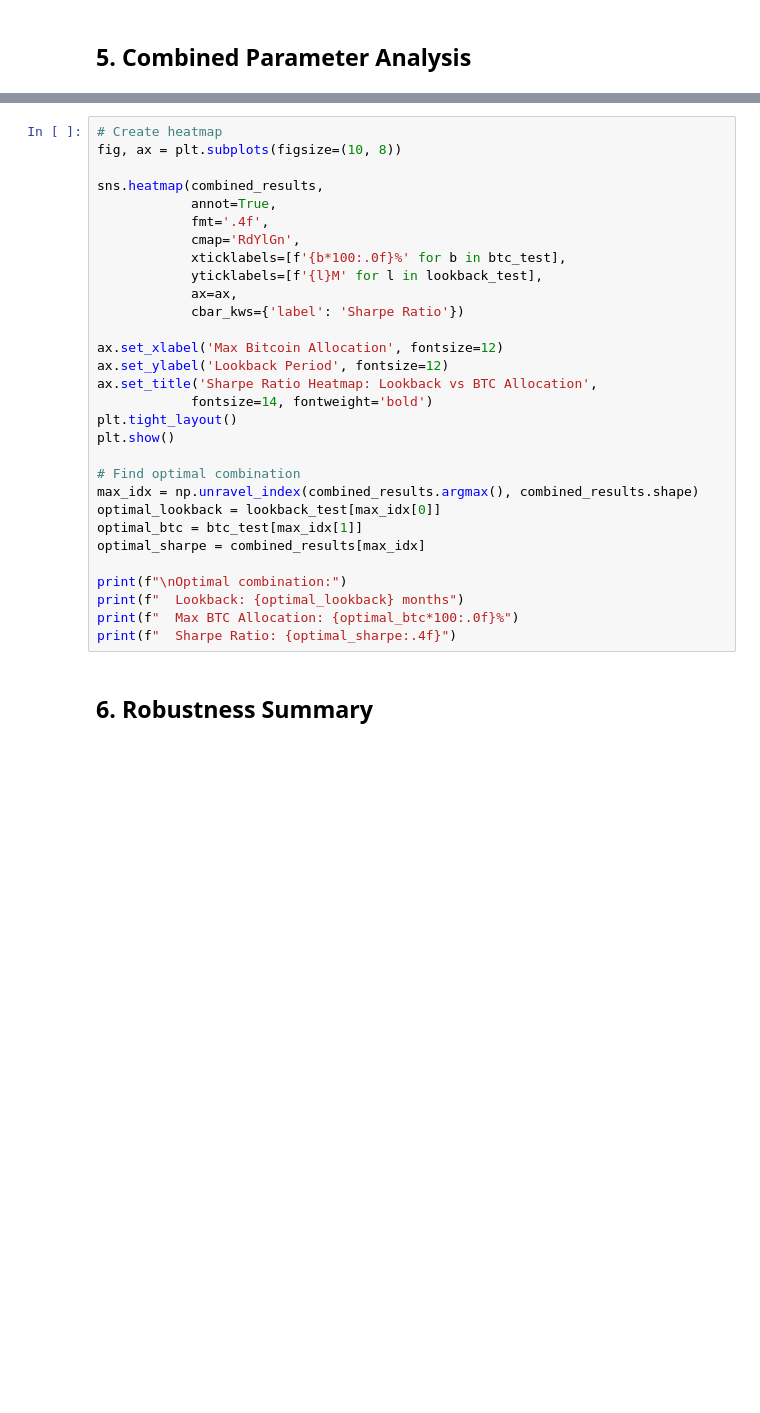
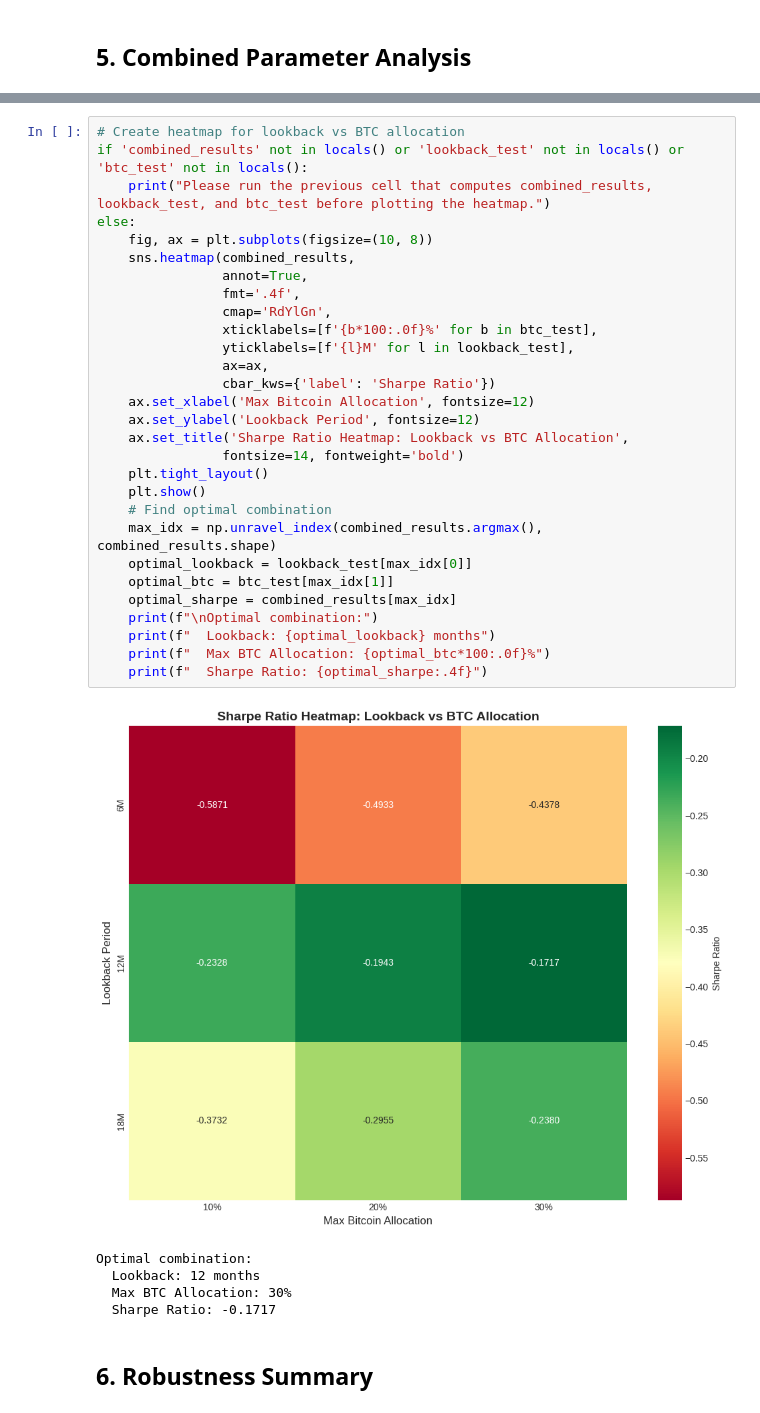
Before and after one commit to FranklineMisango/Algorithmic_Trading_and_HFT_Research, a Jupyter notebook: Algorithmic_Strategies/AI_Enhanced_6040_Portfolio/04_sensitivity_analysis.ipynb, the cells around one changed output, grey strips where cells are left out. Drawn from its saved outputs; the diff is of its cells as text; blank space fills up the shorter version.

```diff
--- a/Algorithmic_Strategies/AI_Enhanced_6040_Portfolio/04_sensitivity_analysis.ipynb
+++ b/Algorithmic_Strategies/AI_Enhanced_6040_Portfolio/04_sensitivity_analysis.ipynb
@@ -331,33 +438,38 @@ print("Max depth analysis complete!")
 # %%
-# Create heatmap
-fig, ax = plt.subplots(figsize=(10, 8))
-
-sns.heatmap(combined_results,
-            annot=True,
-            fmt='.4f',
-            cmap='RdYlGn',
-            xticklabels=[f'{b*100:.0f}%' for b in btc_test],
-            yticklabels=[f'{l}M' for l in lookback_test],
-            ax=ax,
-            cbar_kws={'label': 'Sharpe Ratio'})
-
-ax.set_xlabel('Max Bitcoin Allocation', fontsize=12)
-ax.set_ylabel('Lookback Period', fontsize=12)
-ax.set_title('Sharpe Ratio Heatmap: Lookback vs BTC Allocation',
-            fontsize=14, fontweight='bold')
-plt.tight_layout()
-plt.show()
-
-# Find optimal combination
-max_idx = np.unravel_index(combined_results.argmax(), combined_results.shape)
-optimal_lookback = lookback_test[max_idx[0]]
-optimal_btc = btc_test[max_idx[1]]
-optimal_sharpe = combined_results[max_idx]
-
-print(f"\nOptimal combination:")
-print(f"  Lookback: {optimal_lookback} months")
-print(f"  Max BTC Allocation: {optimal_btc*100:.0f}%")
-print(f"  Sharpe Ratio: {optimal_sharpe:.4f}")
+# Create heatmap for lookback vs BTC allocation
+if 'combined_results' not in locals() or 'lookback_test' not in locals() or 'btc_test' not in locals():
+    print("Please run the previous cell that computes combined_results, lookback_test, and btc_test before plotting the heatmap.")
+else:
+    fig, ax = plt.subplots(figsize=(10, 8))
+    sns.heatmap(combined_results,
+                annot=True,
+                fmt='.4f',
+                cmap='RdYlGn',
+                xticklabels=[f'{b*100:.0f}%' for b in btc_test],
+                yticklabels=[f'{l}M' for l in lookback_test],
+                ax=ax,
+                cbar_kws={'label': 'Sharpe Ratio'})
+    ax.set_xlabel('Max Bitcoin Allocation', fontsize=12)
+    ax.set_ylabel('Lookback Period', fontsize=12)
+    ax.set_title('Sharpe Ratio Heatmap: Lookback vs BTC Allocation',
+                fontsize=14, fontweight='bold')
+    plt.tight_layout()
+    plt.show()
+    # Find optimal combination
+    max_idx = np.unravel_index(combined_results.argmax(), combined_results.shape)
+    optimal_lookback = lookback_test[max_idx[0]]
+    optimal_btc = btc_test[max_idx[1]]
+    optimal_sharpe = combined_results[max_idx]
+    print(f"\nOptimal combination:")
+    print(f"  Lookback: {optimal_lookback} months")
+    print(f"  Max BTC Allocation: {optimal_btc*100:.0f}%")
+    print(f"  Sharpe Ratio: {optimal_sharpe:.4f}")
+# %% [output]
+[figure, added]
+Optimal combination:
+  Lookback: 12 months
+  Max BTC Allocation: 30%
+  Sharpe Ratio: -0.1717
 # %% [markdown]
 ## 6. Robustness Summary
 # %%
```
Also changed, not shown: parts of 14 cells of this notebook, 4 other files.
